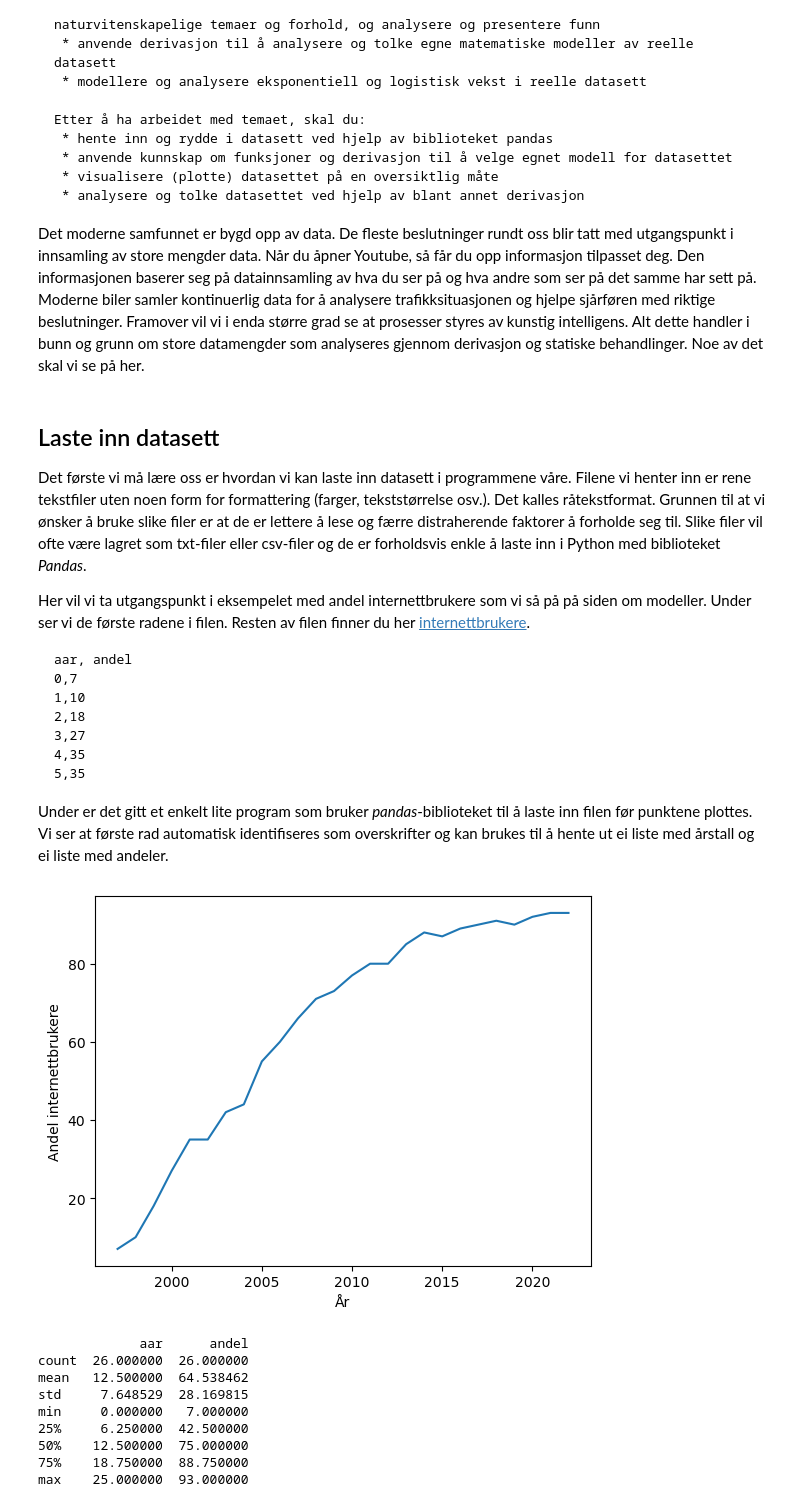
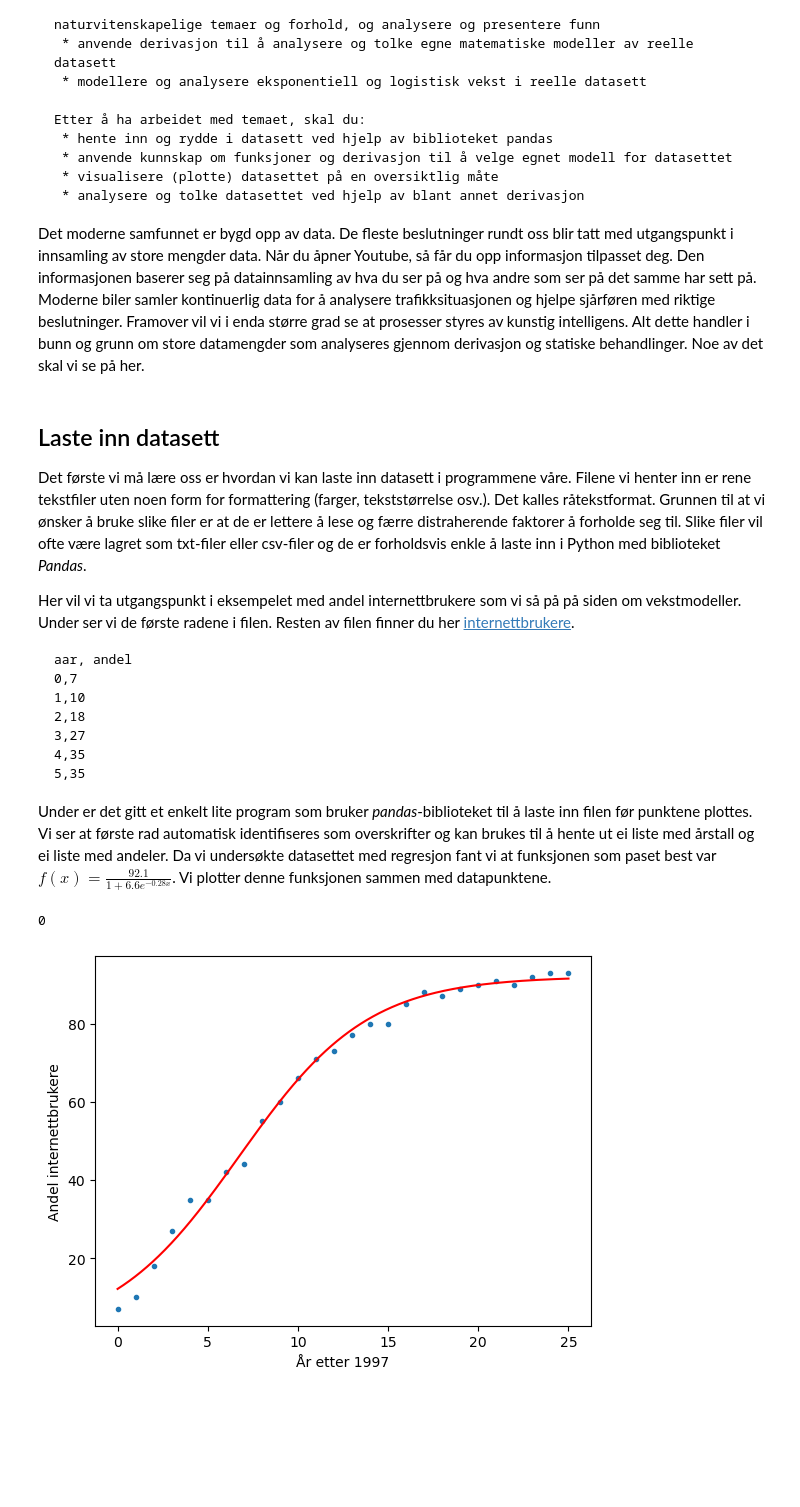
Before and after one commit to kstige/Matematikk-R1, a Jupyter notebook: _sources/docs/numerikkmodeller/reelledatasett.ipynb, the cells around one changed output. Saved outputs shown, nothing was run; the diff lists cells and outputs as text; code cells hidden in the pictures; blank space fills up the shorter version.

````diff
--- a/_sources/docs/numerikkmodeller/reelledatasett.ipynb
+++ b/_sources/docs/numerikkmodeller/reelledatasett.ipynb
@@ -20,7 +20,7 @@ Det moderne samfunnet er bygd opp av data. De fleste beslutninger rundt oss blir
 ## Laste inn datasett
 Det første vi må lære oss er hvordan vi kan laste inn datasett i programmene våre. Filene vi henter inn er rene tekstfiler uten noen form for formattering (farger, tekststørrelse osv.). Det kalles råtekstformat. Grunnen til at vi ønsker å bruke slike filer er at de er lettere å lese og færre distraherende faktorer å forholde seg til. Slike filer vil ofte være lagret som txt-filer eller csv-filer og de er forholdsvis enkle å laste inn i Python med biblioteket *Pandas*.
 
-Her vil vi ta utgangspunkt i eksempelet med andel internettbrukere som vi så på på siden om modeller. Under ser vi de første radene i filen. Resten av filen finner du her [internettbrukere](internettbrukere.csv).
+Her vil vi ta utgangspunkt i eksempelet med andel internettbrukere som vi så på på siden om vekstmodeller. Under ser vi de første radene i filen. Resten av filen finner du her [internettbrukere](internettbrukere.csv).
 
 ```{code-block} text
 aar, andel
@@ -33,24 +33,28 @@ aar, andel
 ```
 
 Under er det gitt et enkelt lite program som bruker *pandas*-biblioteket til å laste inn filen før punktene plottes. Vi ser at første rad automatisk identifiseres som overskrifter og kan brukes til å hente ut ei liste med årstall og ei liste med andeler.
+Da vi undersøkte datasettet med regresjon fant vi at funksjonen som paset best var $\displaystyle f(x)=\frac{92.1}{1+6.6e^{-0.28x}}$. Vi plotter denne funksjonen sammen med datapunktene.
-# %%
-import pandas as pd
-import matplotlib.pyplot as plt
-
-data = pd.read_csv("internettbrukere.csv", sep = ",")
-
-plt.plot(data["aar"]+1997, data["andel"])
-plt.xlabel("År")
-plt.ylabel("Andel internettbrukere")
-plt.show()
-# %% [output]
-[figure, removed]
-             aar      andel
-count  26.000000  26.000000
-mean   12.500000  64.538462
-std     7.648529  28.169815
-min     0.000000   7.000000
-25%     6.250000  42.500000
-50%    12.500000  75.000000
-75%    18.750000  88.750000
-max    25.000000  93.000000
+# %%
+import pandas as pd
+import matplotlib.pyplot as plt
+import numpy as np
+
+data = pd.read_csv("internettbrukere.csv", sep = ",")
+aar = np.array(data["aar"])           # Henter ut lista med år
+andel = np.array(data["andel"])       # Henter ut lista med andeler
+
+print(aar[0])
+
+def f(x):
+    return 92.1 / (1+6.6*np.exp(-0.28*x))
+
+xakse = np.linspace(aar[0], aar[-1], 1000)      # Lager 1000 x-verdier mellom første og siste år
+
+plt.plot(aar, andel, '.')                 # Bruker scatter for å tegne kun punktene
+plt.plot(xakse, f(xakse), color='r')
+plt.xlabel("År etter 1997")
+plt.ylabel("Andel internettbrukere")
+plt.show()
+# %% [output]
+0
+[figure, added]
````
Also changed, not shown: parts of 14 cells of this notebook, 16 other files.
